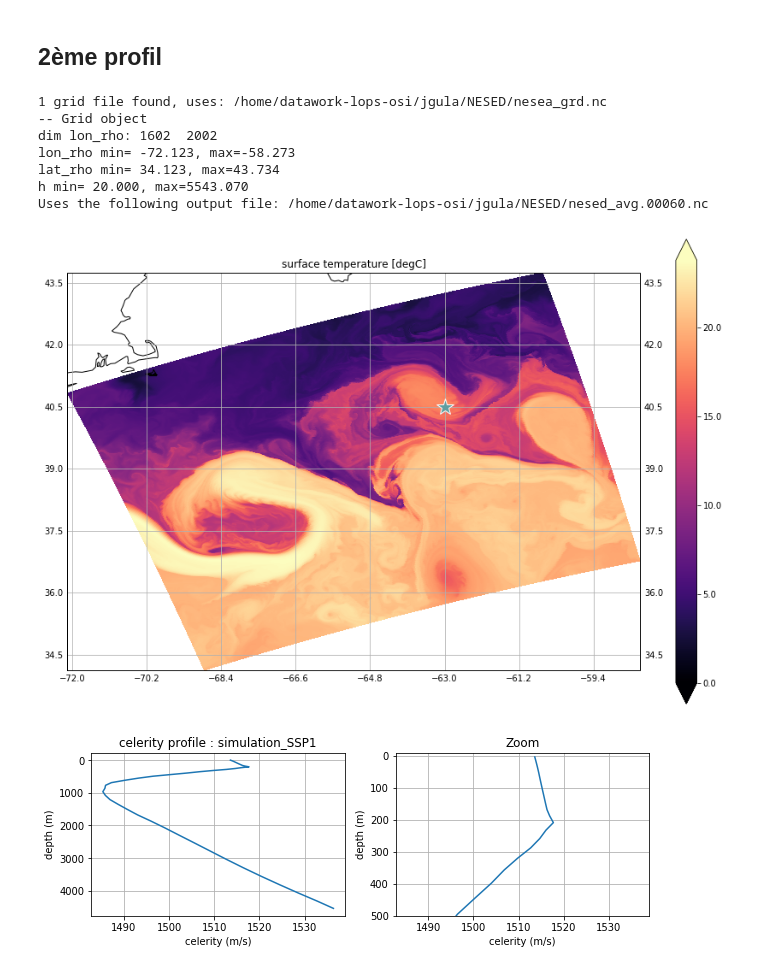
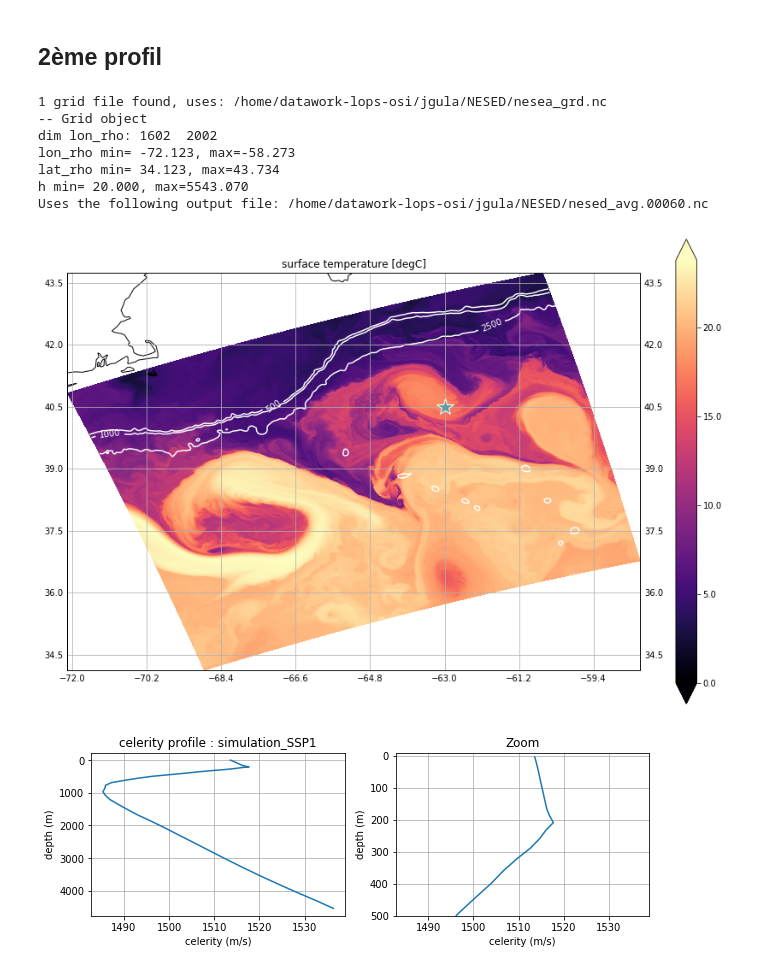
Before and after one commit to ponchama/Cognac_Acoustique, a Jupyter notebook: Bellhop/Profondeur_source.ipynb, the cells around one changed output. Saved outputs shown, nothing was run; the diff lists cells and outputs as text; code cells hidden in the pictures.

```diff
--- a/Bellhop/Profondeur_source.ipynb
+++ b/Bellhop/Profondeur_source.ipynb
@@ -291,16 +291,16 @@ g.plot_all(file_ray = 'files/gulf_stream_100m_R.ray', \
 ## 2ème profil
 # %%
 g = bellhop({'gs': {'datadir': '/home/datawork-lops-osi/jgula/NESED/', 'lon': -63, \
-                    'lat': 40.5, 'plot_map': True}}, zmax = 4900)
+                    'lat': 40.5, 'plot_map': True, 'contour':True}}, zmax = 4900)
 # %% [output]
 1 grid file found, uses: /home/datawork-lops-osi/jgula/NESED/nesea_grd.nc
 -- Grid object
 dim lon_rho: 1602  2002
 lon_rho min= -72.123, max=-58.273
 lat_rho min= 34.123, max=43.734
 h min= 20.000, max=5543.070
 Uses the following output file: /home/datawork-lops-osi/jgula/NESED/nesed_avg.00060.nc
-[figure, old version]
+[figure, new version]
 # %%
 #plt.plot(g.SSP['gs']['c'][0,:], -g.SSP['gs']['depth'][:])
 g.plotssp('gs', y_zoom = 500)
```
Also changed, not shown: parts of 1 cell of this notebook, 1 other file.
